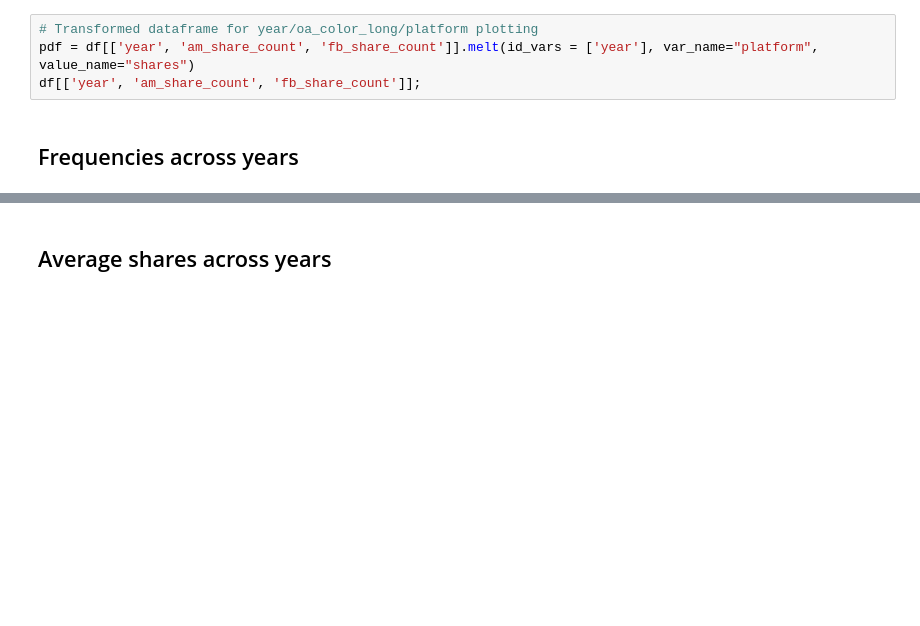
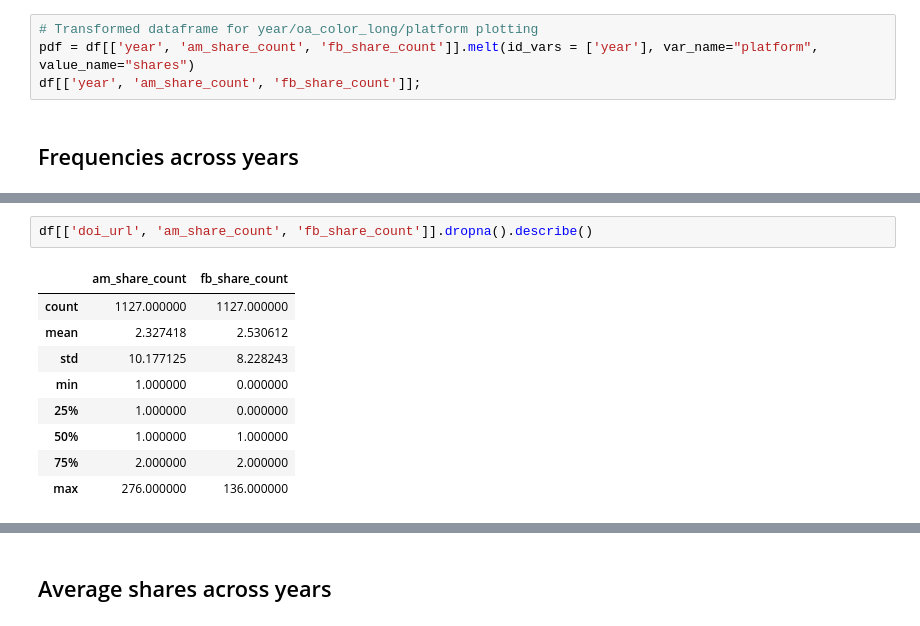
Before and after one commit to ScholCommLab/fhe-public-private, a Jupyter notebook: 03-PKP-analysis.ipynb, the cells around one changed output, grey strips where cells are left out. Saved outputs shown, nothing was run; the diff lists cells and outputs as text; blank space fills up the shorter version.

```diff
--- a/03-PKP-analysis.ipynb
+++ b/03-PKP-analysis.ipynb
@@ -147,0 +264,12 @@ plt.title("% of found articles");
+# %%
+df[['doi_url', 'am_share_count', 'fb_share_count']].dropna().describe()
+# %% [output]
+|  | am_share_count | fb_share_count |
+| count | 1127.000000 | 1127.000000 |
+| mean | 2.327418 | 2.530612 |
+| std | 10.177125 | 8.228243 |
+| min | 1.000000 | 0.000000 |
+| 25% | 1.000000 | 0.000000 |
+| 50% | 1.000000 | 1.000000 |
+| 75% | 2.000000 | 2.000000 |
+| max | 276.000000 | 136.000000 |
```
Also changed, not shown: parts of 16 cells of this notebook, 1 other file.
